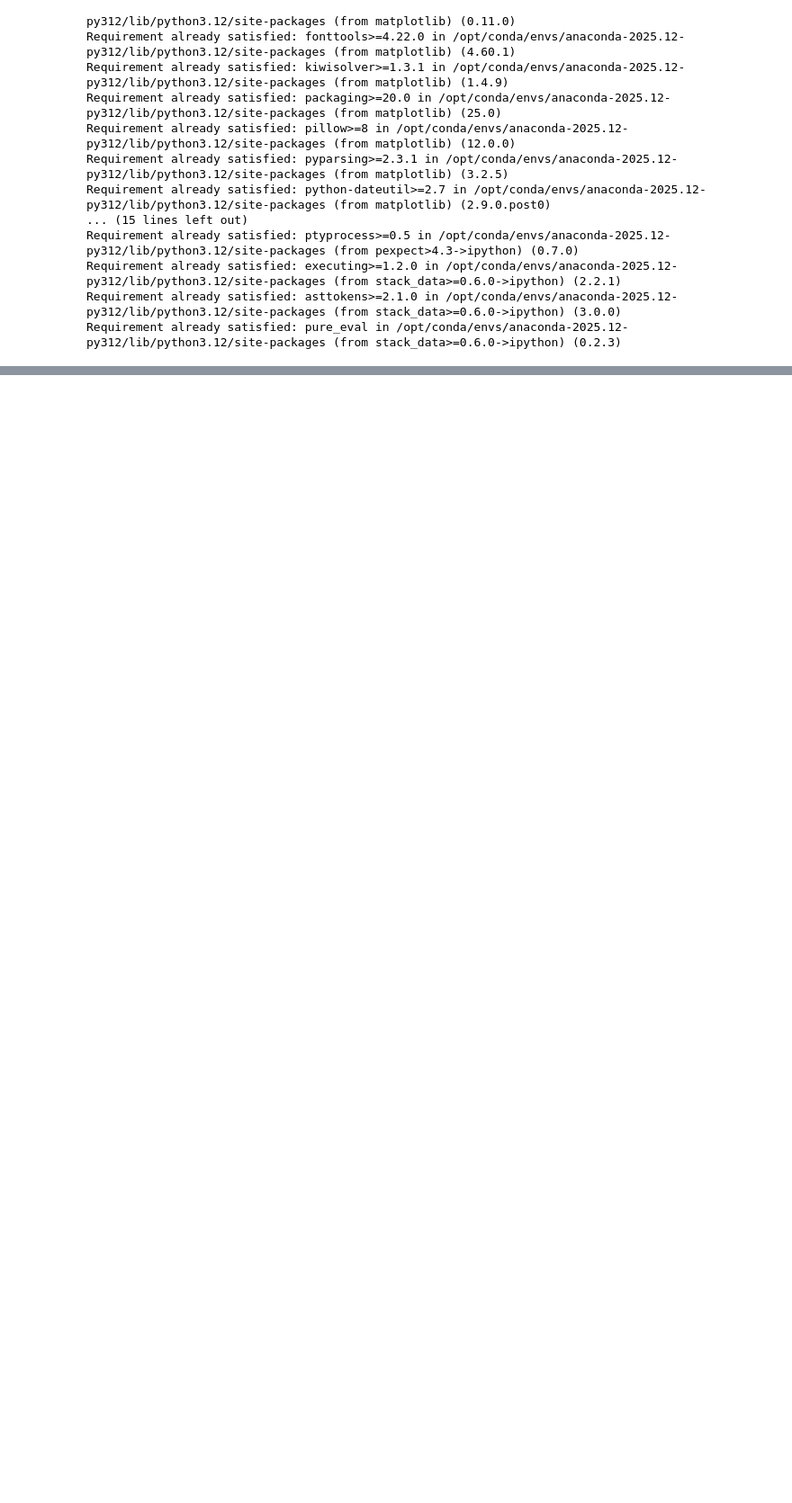
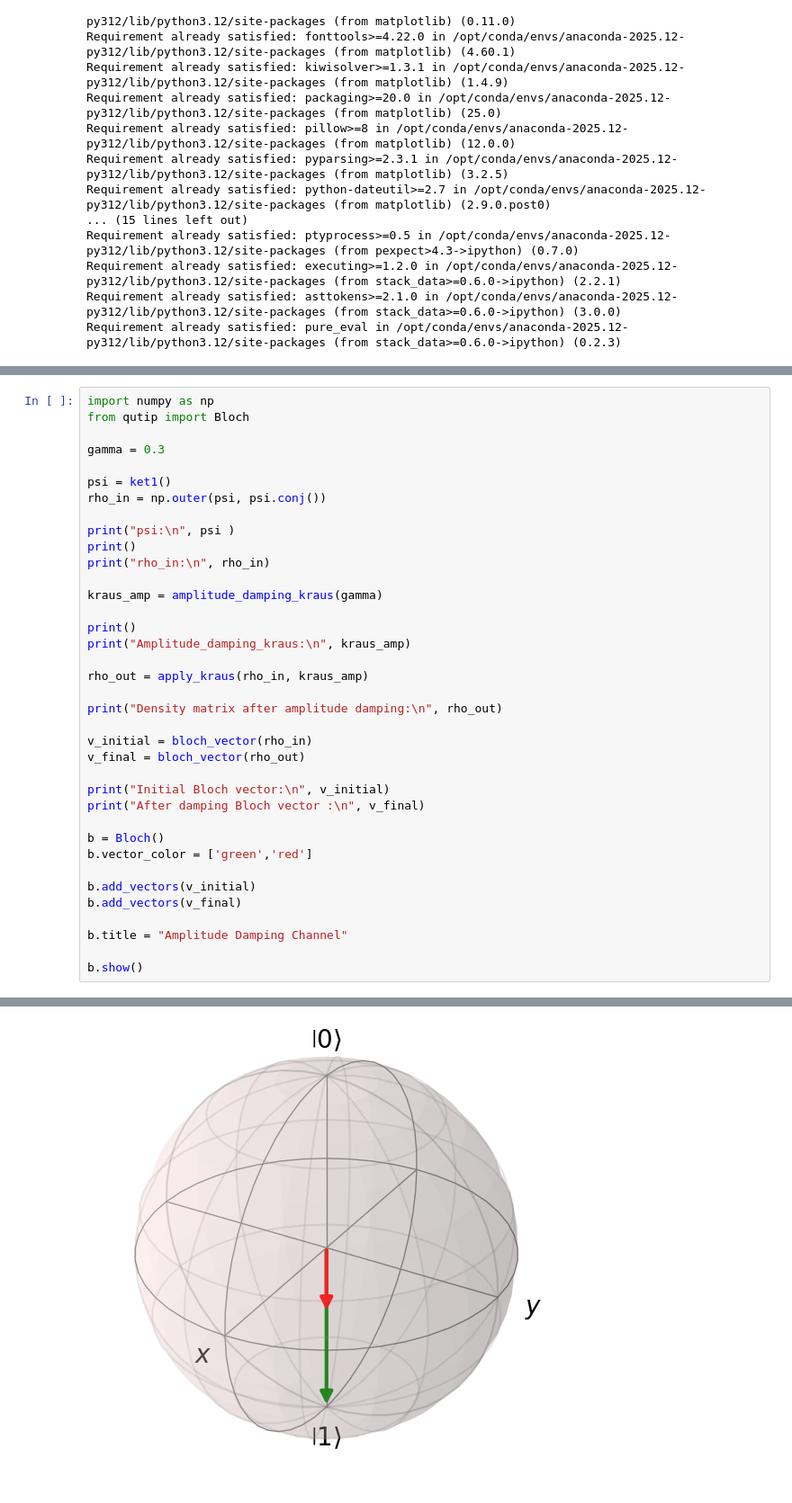
Before and after one commit to Abiyzelalem27/Quantum_Error_Corrections, a Jupyter notebook: 04_amplitude_damping.ipynb, the cells around one changed output, grey strips where cells are left out. Shown at 90% size. Saved outputs shown, nothing was run; the diff lists cells and outputs as text; blank space fills up the shorter version.

```diff
--- a/04_amplitude_damping.ipynb
+++ b/04_amplitude_damping.ipynb
@@ -54,0 +94,38 @@ We simulate the output state and plot fidelity vs damping parameter \(\gamma\).
+# %%
+import numpy as np
+from qutip import Bloch
+
+gamma = 0.3
+
+psi = ket1()
+rho_in = np.outer(psi, psi.conj())
+
+print("psi:\n", psi )
+print()
+print("rho_in:\n", rho_in)
+
+kraus_amp = amplitude_damping_kraus(gamma)
+
+print()
+print("Amplitude_damping_kraus:\n", kraus_amp)
+
+rho_out = apply_kraus(rho_in, kraus_amp)
+
+print("Density matrix after amplitude damping:\n", rho_out)
+
+v_initial = bloch_vector(rho_in)
+v_final = bloch_vector(rho_out)
+
+print("Initial Bloch vector:\n", v_initial)
+print("After damping Bloch vector :\n", v_final)
+
+b = Bloch()
+b.vector_color = ['green','red']
+
+b.add_vectors(v_initial)
+b.add_vectors(v_final)
+
+b.title = "Amplitude Damping Channel"
+
+b.show()
+# %% [output]
@@ -54,0 +150 @@ We simulate the output state and plot fidelity vs damping parameter \(\gamma\).
+[figure, added]
```
Also changed, not shown: parts of 7 cells of this notebook, 13 other files.
